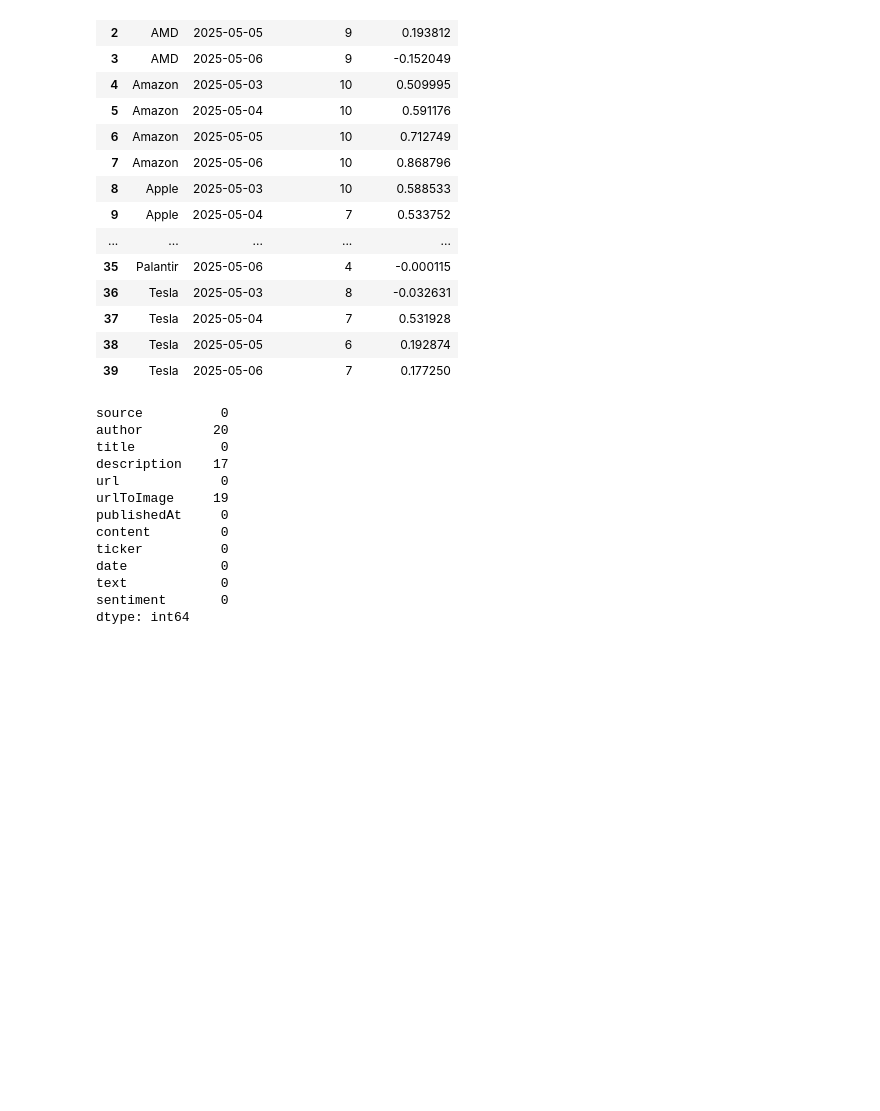
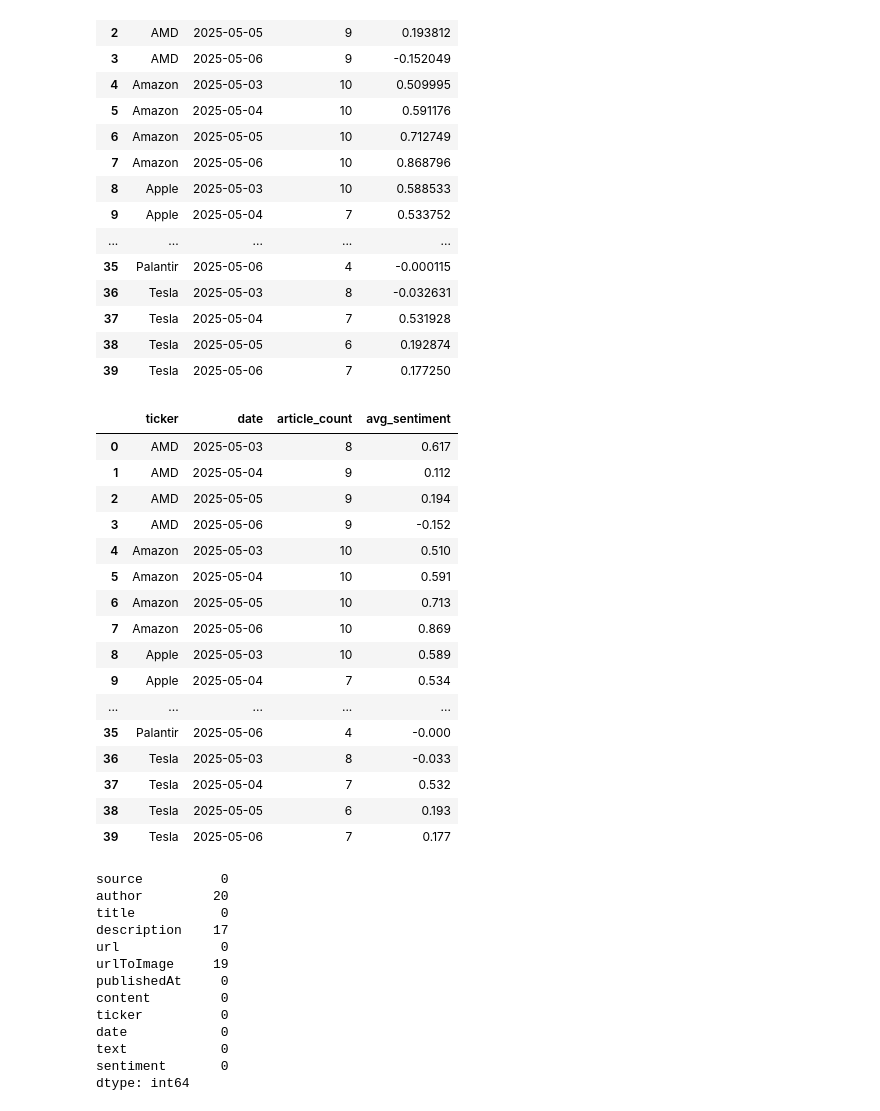
Before and after one commit to JingChengGu/Tech_Stocks_VS_News_Sentiment, a Jupyter notebook: NewsSentimentAPI.ipynb, the cells around one changed output. Cells and saved outputs as stored; diff of their text form; code cells hidden in the pictures; blank space fills up the shorter version.

```diff
--- a/NewsSentimentAPI.ipynb
+++ b/NewsSentimentAPI.ipynb
@@ -291,4 +291,26 @@ sentiment_df
 | 37 | Tesla | 2025-05-04 | 7 | 0.531928 |
 | 38 | Tesla | 2025-05-05 | 6 | 0.192874 |
 | 39 | Tesla | 2025-05-06 | 7 | 0.177250 |
+# %%
+sentiment_df['avg_sentiment'] = sentiment_df['avg_sentiment'].round(3)
+# %%
+sentiment_df
+# %% [output]
+|  | ticker | date | article_count | avg_sentiment |
+| 0 | AMD | 2025-05-03 | 8 | 0.617 |
+| 1 | AMD | 2025-05-04 | 9 | 0.112 |
+| 2 | AMD | 2025-05-05 | 9 | 0.194 |
+| 3 | AMD | 2025-05-06 | 9 | -0.152 |
+| 4 | Amazon | 2025-05-03 | 10 | 0.510 |
+| 5 | Amazon | 2025-05-04 | 10 | 0.591 |
+| 6 | Amazon | 2025-05-05 | 10 | 0.713 |
+| 7 | Amazon | 2025-05-06 | 10 | 0.869 |
+| 8 | Apple | 2025-05-03 | 10 | 0.589 |
+| 9 | Apple | 2025-05-04 | 7 | 0.534 |
+| ... | ... | ... | ... | ... |
+| 35 | Palantir | 2025-05-06 | 4 | -0.000 |
+| 36 | Tesla | 2025-05-03 | 8 | -0.033 |
+| 37 | Tesla | 2025-05-04 | 7 | 0.532 |
+| 38 | Tesla | 2025-05-05 | 6 | 0.193 |
+| 39 | Tesla | 2025-05-06 | 7 | 0.177 |
 # %%
```
Also changed, not shown: parts of 2 cells of this notebook, 5 other files.
